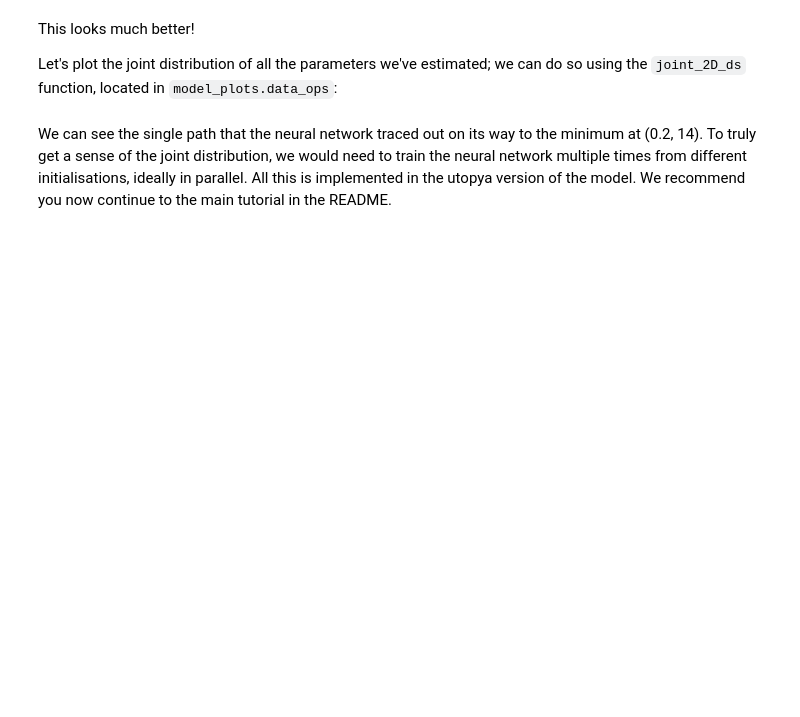
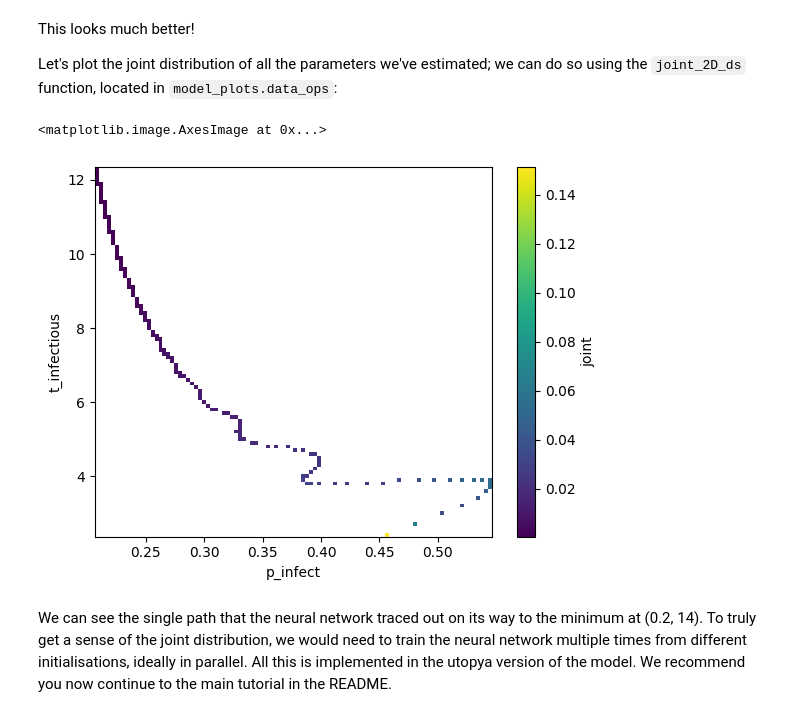
Before and after one commit to ThGaskin/NeuralABM, a Jupyter notebook: SIR_demo.ipynb, the cells around one changed output. Cells and saved outputs as stored; diff of their text form; code cells hidden in the pictures; blank space fills up the shorter version.

```diff
--- a/SIR_demo.ipynb
+++ b/SIR_demo.ipynb
@@ -230,8 +243,10 @@ This looks much better!
 Let's plot the joint distribution of all the parameters we've estimated; we can do so using the `joint_2D_ds` function, located in `model_plots.data_ops`:
 # %%
 from model_plots.data_ops import joint_2D_ds
-
 joint = joint_2D_ds(parameters_ts_xr, loss_ts_xr, x="p_infect", y="t_infectious")
-joint.plot(x="p_infect", ax=ax)
+joint.plot.imshow(x="p_infect")
+# %% [output]
+<matplotlib.image.AxesImage at 0x...>
+[figure, added]
 # %% [markdown]
 We can see the single path that the neural network traced out on its way to the minimum at (0.2, 14). To truly get a sense of the joint distribution, we would need to train the neural network multiple times from different initialisations, ideally in parallel. All this is implemented in the utopya version of the model. We recommend you now continue to the main tutorial in the README.
```
Also changed, not shown: parts of 7 cells of this notebook.
